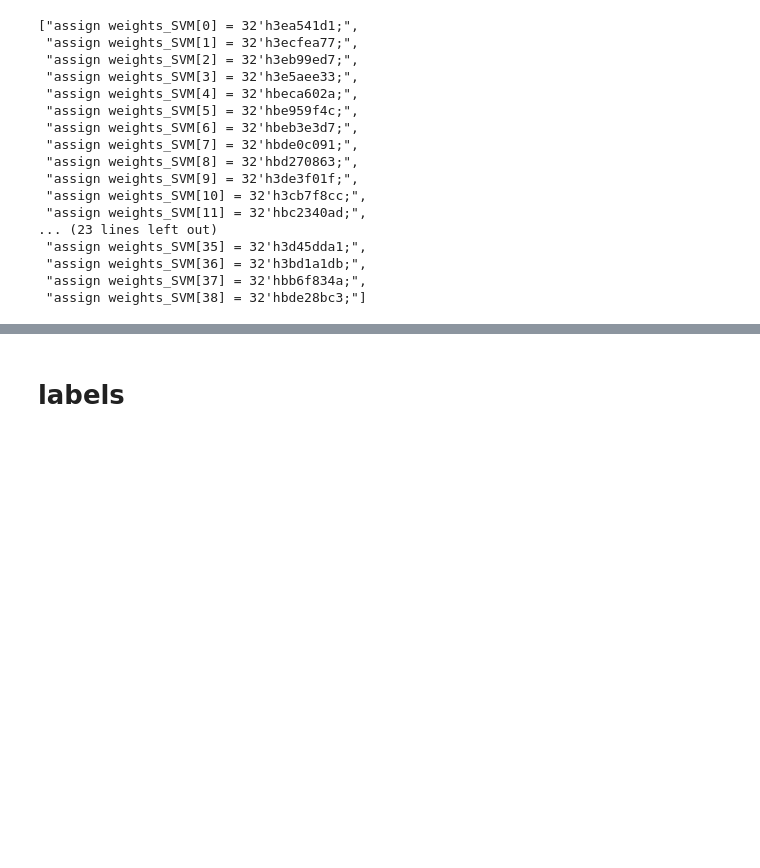
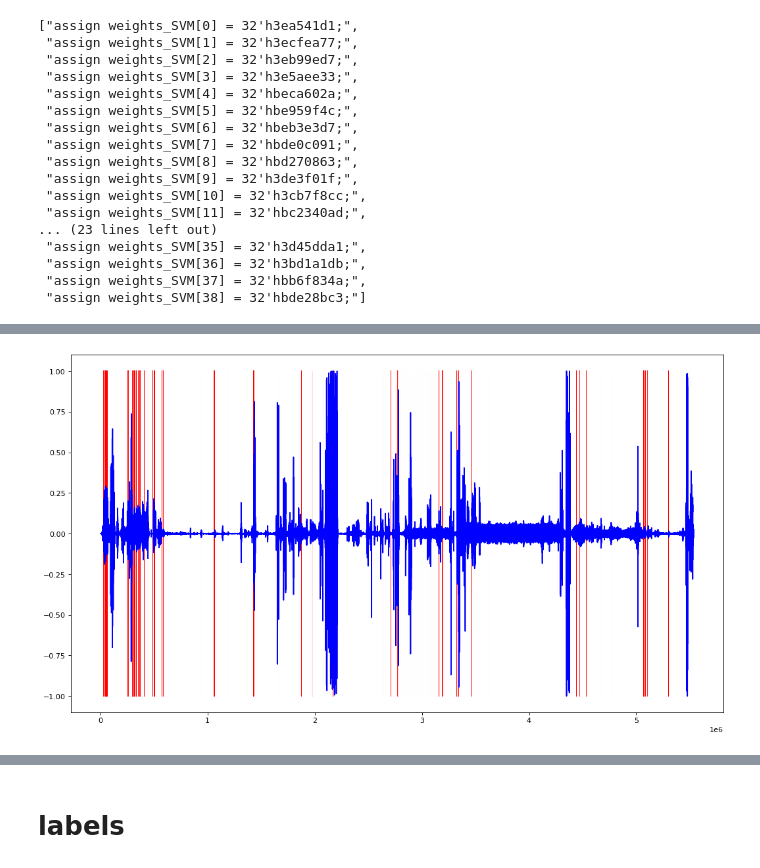
Before and after one commit to AlexKly/Simple-Voice-Activity-Detector-using-MFCC-based-on-FPGA-Kintex, a Jupyter notebook: Python source/New approach.ipynb, the cells around one changed output, grey strips where cells are left out. Saved outputs shown, nothing was run; the diff lists cells and outputs as text; code cells hidden in the pictures; blank space fills up the shorter version.

```diff
--- a/Python source/New approach.ipynb
+++ b/Python source/New approach.ipynb
@@ -274,0 +418,2 @@ list_strings
+# %%
+labels_MLP = clf_MLP.predict(mfcc_feat)
@@ -274,0 +425,5 @@ list_strings
+# %%
+op_MLP = combine_labels(mfcc_feat, labels_MLP, sample_rate)
+plot_result_VAD(sound, op_MLP[2], op_MLP[0], op_MLP[1], op_MLP[3])
+# %% [output]
+[figure, added]
```
Also changed, not shown: parts of 40 cells of this notebook.
